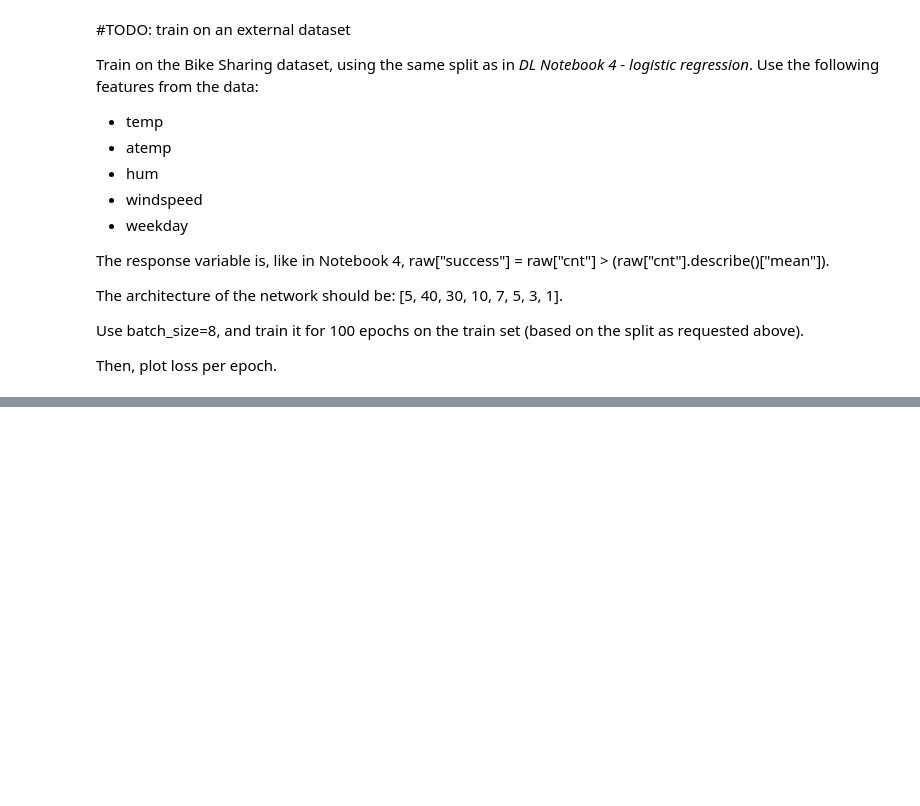
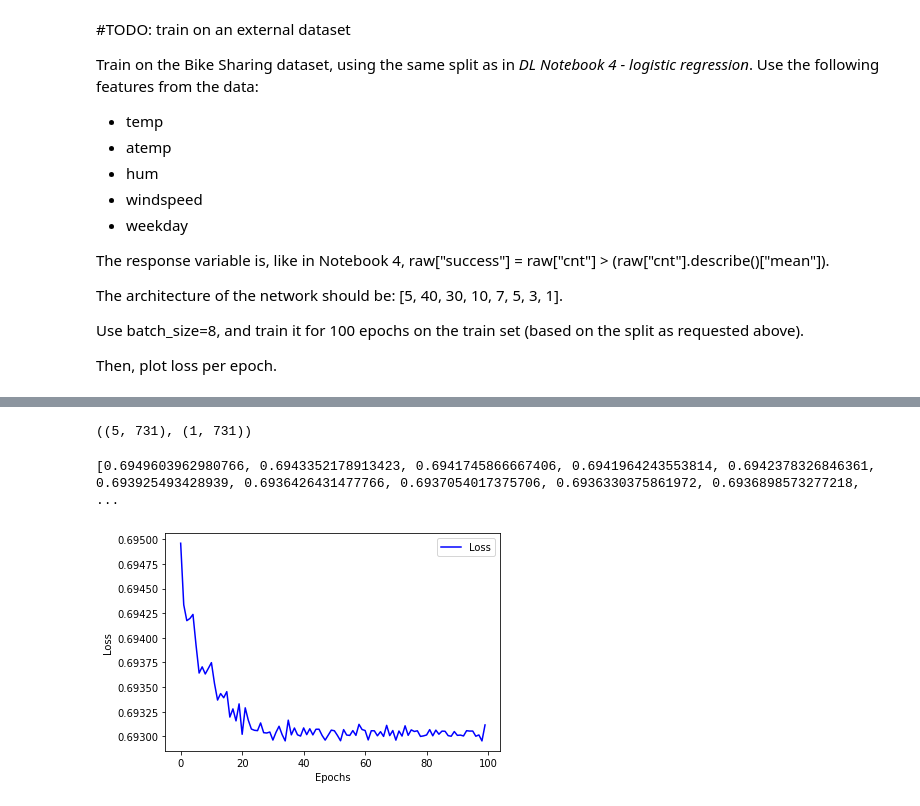
Before and after one commit to shlomoamor/Machine-Learning, a Jupyter notebook: Deep_Learning/DL_Assignment_1.ipynb, the cells around one changed output, grey strips where cells are left out. Saved outputs shown, nothing was run; the diff lists cells and outputs as text; code cells hidden in the pictures; blank space fills up the shorter version.

```diff
--- a/Deep_Learning/DL_Assignment_1.ipynb
+++ b/Deep_Learning/DL_Assignment_1.ipynb
@@ -138,0 +207,4 @@ Then, plot loss per epoch.
+# %%
+# Load the relevant data
+!git clone https://github.com/kfirbar/course-ml-data.git
+raw = pd.read_csv('course-ml-data/Bike-Sharing-Dataset 2/day.csv')
@@ -138,0 +218,4 @@ Then, plot loss per epoch.
+# %%
+# Adding the success column to the dataframe
+raw["success"] = raw["cnt"] > (raw["cnt"].describe()["mean"])
+raw
@@ -138,0 +236,26 @@ Then, plot loss per epoch.
+# %%
+# Splitting into X, y according to the specification
+X = raw[ ['temp','atemp','hum', 'windspeed', 'weekday' ]].values.T
+y = np.array([raw["success"].astype(int)])
+X.shape,y.shape
+# %% [output]
+((5, 731), (1, 731))
+# %%
+# Training the neural networks with the specified layer sizes
+nn = MyNN(0.0002, [5, 40, 30, 10, 7, 5, 3, 1])
+batch_size = 8
+epochs = 100
+loss = train(X, y, epochs, batch_size, False)
+print(loss)
+# %% [output]
+[0.6949603962980766, 0.6943352178913423, 0.6941745866667406, 0.6941964243553814, 0.6942378326846361, 0.693925493428939, 0.6936426431477766, 0.6937054017375706, 0.6936330375861972, 0.6936898573277218,  ...
+# %%
+# Plot the results
+fig, ax = plt.subplots()
+ax.plot(np.arange(0,len(loss)), loss, c='b', label="Loss")
+plt.xlabel("Epochs")
+plt.ylabel("Loss")
+plt.legend()
+plt.show()
+# %% [output]
+[figure, added]
```
Also changed, not shown: parts of 18 cells of this notebook.
